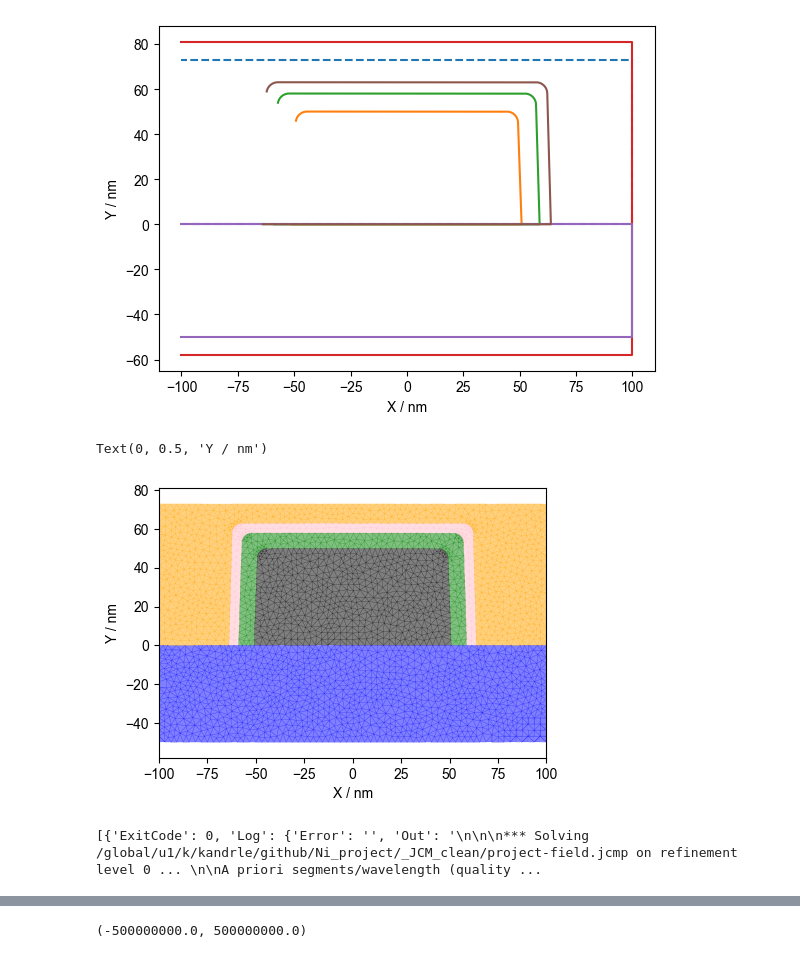
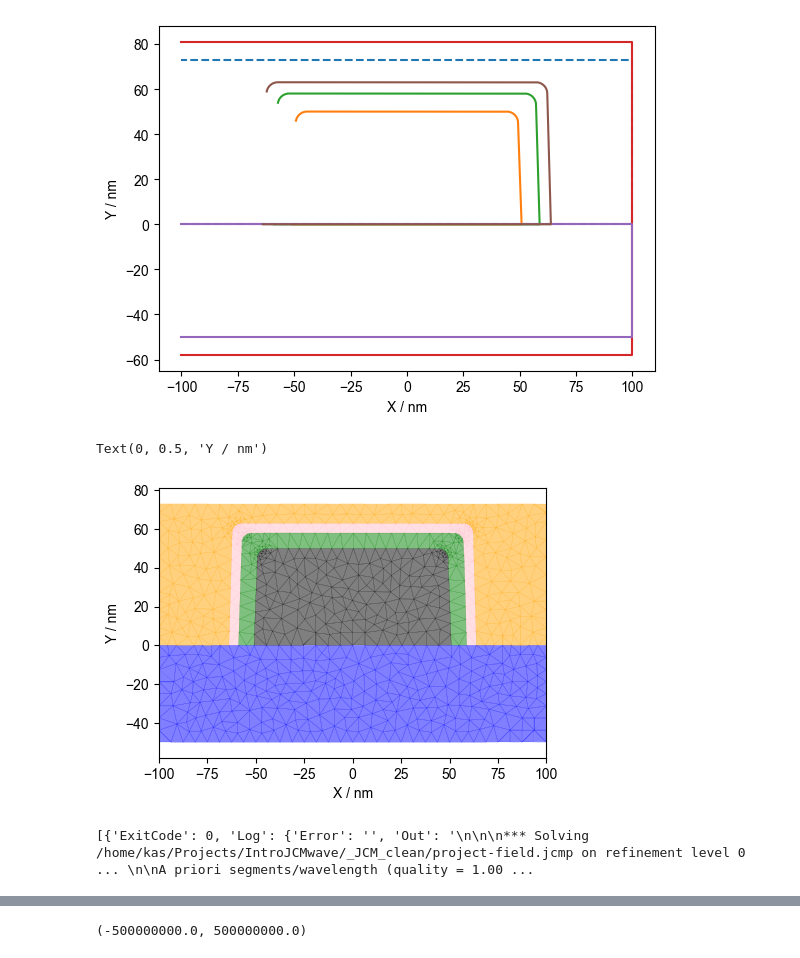
Before and after one commit to kasandrle/IntroJCMwave, a Jupyter notebook: JCMwave_calc-2nd_layer.ipynb, the cells around one changed output, grey strips where cells are left out. Saved outputs shown, nothing was run; the diff lists cells and outputs as text; code cells hidden in the pictures.

```diff
--- a/JCMwave_calc-2nd_layer.ipynb
+++ b/JCMwave_calc-2nd_layer.ipynb
@@ -65,7 +65,7 @@ jcmwave.daemon.add_workstation(
         Hostname='localhost',
         #Login='andrle01',
         JCMROOT=jcm_root,
-        Multiplicity=1,
+        Multiplicity=2,
         NThreads=12
         )
 
@@ -110,10 +110,10 @@ keys['energy'] = energy[i_taken_energy].to(unit.keV, 'sp').magnitude
 keys['pol'] = [1, 0] #1,0 s pol 0,1 p pol
 keys['lambda'] = wl[i_taken_energy] * 1e-9
 
-
+#tensor = eye
 
 keys['nk'] = [ 1 + 0 * 1j, #vacuum
-              nk_NiO[i_taken_energy], #oxide layer
+              nk_NiO[i_taken_energy]*np.eye(3,3), #oxide layer
               nk_Ni[i_taken_energy], #material of the grating
                nk_Si3N4[i_taken_energy], #nk_Si3N4, #layer on top of the substrate
                nk_H2O[i_taken_energy], #1 + 0 * 1j #nk_H2O[0], #1 + 0 * 1j #substrate nk_Si
@@ -181,20 +181,20 @@ plt.ylabel('Y / nm')
 Text(0, 0.5, 'Y / nm')
 [figure]
 # %%
-keys['slc'] = 5
+keys['slc'] = 10
 jcmwave.geo('./_JCM_clean/', keys=keys )
 figure,ax1 =plt.subplots(1,1, figsize=(5,10))
 JCMgrid.plot_grid('./_JCM_clean/grid.jcm', ax= ax1 , colors = {1: 'white', 2:'green', 3: 'black', 4:'blue', 5:'orange', 6:'pink'}, alpha= 0.5 , lw = 0.2)
 #jcmwave.view('./_JCMupdate/grid.jcm')
 plt.xlim(-keys['pitch']/2,keys['pitch']/2)
 plt.ylim(np.min(keys['points_cd'][1::2]),np.max(keys['points_cd'][1::2]))
 ax1.set_aspect('equal')
 plt.xlabel('X / nm')
 plt.ylabel('Y / nm')
 #figure.savefig('mesh_Ni_01.png',dpi=200)
 # %% [output]
 Text(0, 0.5, 'Y / nm')
-[figure, old version]
+[figure, new version]
 # %%
 keys['angle_of_incidence'] = keys['Theta_unique'][0] #keys['angles'][10][0] #90-keys['angles'][0][0]+keys['aoi_offset'] +180
 #print(Theta_unique[30])
@@ -213,4 +213,4 @@ results, logs = jcmwave.daemon.wait(job_ids,verbose=False)
 # %%
 print(logs)
 # %% [output]
-[{'ExitCode': 0, 'Log': {'Error': '', 'Out': '\n\n\n*** Solving /global/u1/k/kandrle/github/Ni_project/_JCM_clean/project-field.jcmp on refinement level 0 ... \n\nA priori segments/wavelength (quality ...
+[{'ExitCode': 0, 'Log': {'Error': '', 'Out': '\n\n\n*** Solving /home/kas/Projects/IntroJCMwave/_JCM_clean/project-field.jcmp on refinement level 0 ... \n\nA priori segments/wavelength (quality = 1.00 ...
```
Also changed, not shown: parts of 4 cells of this notebook, 8 other files.
